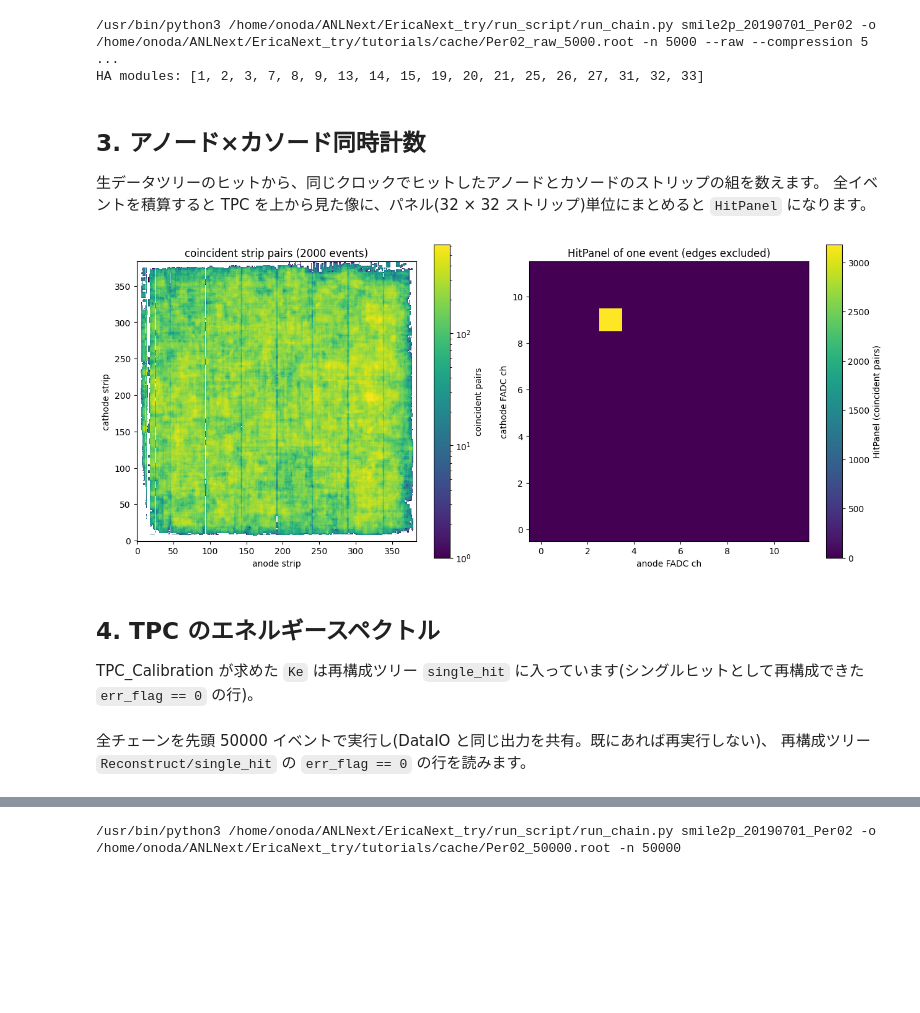
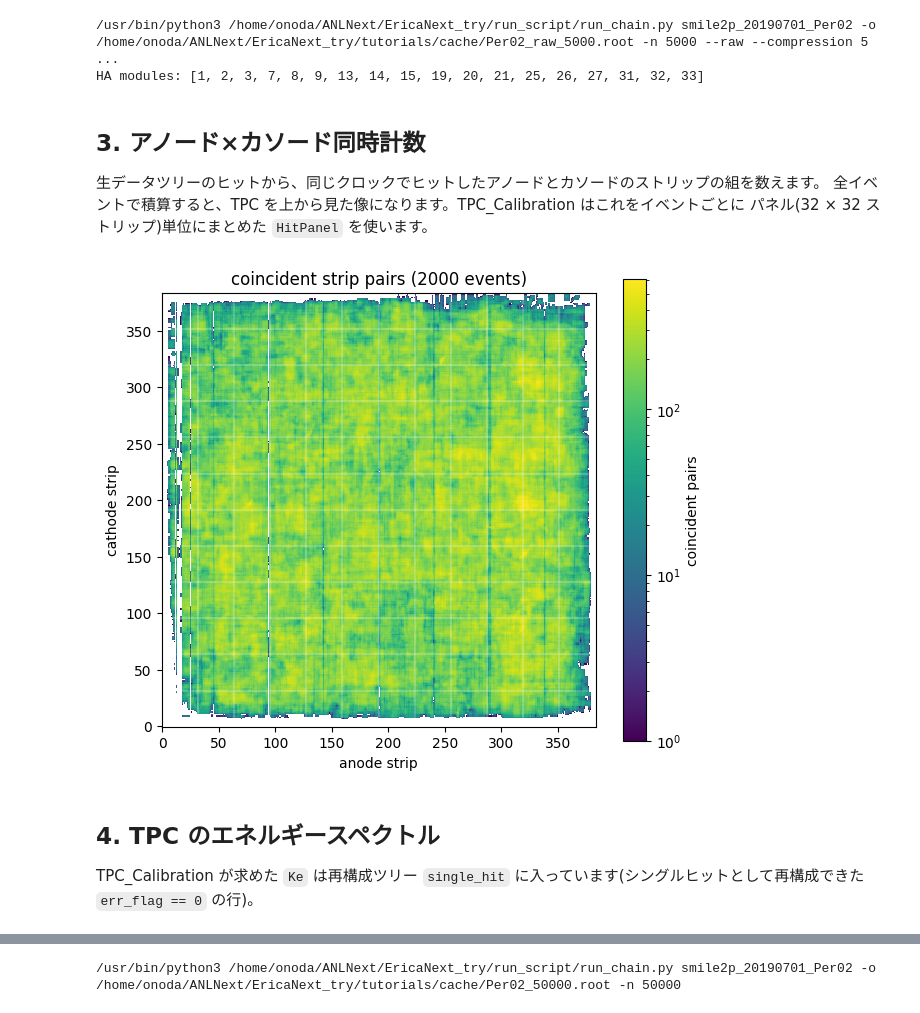
Before and after one commit to SMILE-tool-box/EricaNext_try, a Jupyter notebook: tutorials/1_DataIO/modules/3_TPC_Calibration/TPC_Calibration.ipynb, the cells around one changed output, grey strips where cells are left out. Drawn from its saved outputs; the diff is of its cells as text; code cells hidden in the pictures; blank space fills up the shorter version.

```diff
--- a/tutorials/1_DataIO/modules/3_TPC_Calibration/TPC_Calibration.ipynb
+++ b/tutorials/1_DataIO/modules/3_TPC_Calibration/TPC_Calibration.ipynb
@@ -91,38 +109,32 @@ HA modules: [1, 2, 3, 7, 8, 9, 13, 14, 15, 19, 20, 21, 25, 26, 27, 31, 32, 33]
 ## 3. アノード×カソード同時計数
 
 生データツリーのヒットから、同じクロックでヒットしたアノードとカソードのストリップの組を数えます。
-全イベントを積算すると TPC を上から見た像に、パネル(32 × 32 ストリップ)単位にまとめると `HitPanel` になります。
+全イベントで積算すると、TPC を上から見た像になります。TPC_Calibration はこれをイベントごとに
+パネル(32 × 32 ストリップ)単位にまとめた `HitPanel` を使います。
 # %%
 img = np.zeros((384, 384))
-panel_last = None
 d = ROOT.RDataFrame("RawTreeWriter/raw", str(RAW)).Range(2000).AsNumpy(
     ["hit_a_strip", "hit_a_clock", "hit_c_strip", "hit_c_clock"])
 for sa, ca, sc, cc in zip(d["hit_a_strip"], d["hit_a_clock"], d["hit_c_strip"], d["hit_c_clock"]):
     sa, ca, sc, cc = (np.asarray(x) for x in (sa, ca, sc, cc))
     pairs_a, pairs_c = [], []
     for clk in np.intersect1d(ca, cc):
         a, c = sa[ca == clk], sc[cc == clk]
         pairs_a.append(np.repeat(a, len(c))); pairs_c.append(np.tile(c, len(a)))
     if pairs_a:
         pa, pc = np.concatenate(pairs_a), np.concatenate(pairs_c)
         np.add.at(img, (pa, pc), 1)
-        edge = (pa % 32 >= 4) & (pa % 32 < 28) & (pc % 32 >= 4) & (pc % 32 < 28)
-        if edge.sum() > 100:
-            panel_last = np.zeros((12, 12)); np.add.at(panel_last, (pa[edge] // 32, pc[edge] // 32), 1)
 
-fig, ax = plt.subplots(1, 2, figsize=(13, 5.5))
-m0 = ax[0].pcolormesh(np.arange(385) - 0.5, np.arange(385) - 0.5, np.where(img > 0, img, np.nan).T, norm="log")
-ax[0].set_aspect("equal"); fig.colorbar(m0, ax=ax[0], label="coincident pairs")
-ax[0].set_xlabel("anode strip"); ax[0].set_ylabel("cathode strip"); ax[0].set_title("coincident strip pairs (2000 events)")
-m = ax[1].pcolormesh(np.arange(13) - 0.5, np.arange(13) - 0.5, panel_last.T); ax[1].set_aspect("equal")
-ax[1].set_xlabel("anode FADC ch"); ax[1].set_ylabel("cathode FADC ch"); ax[1].set_title("HitPanel of one event (edges excluded)")
-fig.colorbar(m, ax=ax[1], label="HitPanel (coincident pairs)"); fig.tight_layout(); plt.show()
+fig, ax = plt.subplots(figsize=(7, 6))
+m = ax.pcolormesh(np.arange(385) - 0.5, np.arange(385) - 0.5, np.where(img > 0, img, np.nan).T, norm="log")
+ax.set_aspect("equal"); fig.colorbar(m, ax=ax, label="coincident pairs")
+for b in range(0, 385, 32):   # パネル(FADC ch)の境界
+    ax.axvline(b - 0.5, color="w", lw=0.3); ax.axhline(b - 0.5, color="w", lw=0.3)
+ax.set_xlabel("anode strip"); ax.set_ylabel("cathode strip"); ax.set_title("coincident strip pairs (2000 events)")
+plt.show()
 # %% [output]
-[figure, old version]
+[figure, new version]
 # %% [markdown]
 ## 4. TPC のエネルギースペクトル
 
 TPC_Calibration が求めた `Ke` は再構成ツリー `single_hit` に入っています(シングルヒットとして再構成できた `err_flag == 0` の行)。
-# %% [markdown]
-全チェーンを先頭 50000 イベントで実行し(DataIO と同じ出力を共有。既にあれば再実行しない)、
-再構成ツリー `Reconstruct/single_hit` の `err_flag == 0` の行を読みます。
```
Also changed, not shown: parts of 3 cells of this notebook, 10 other files.
